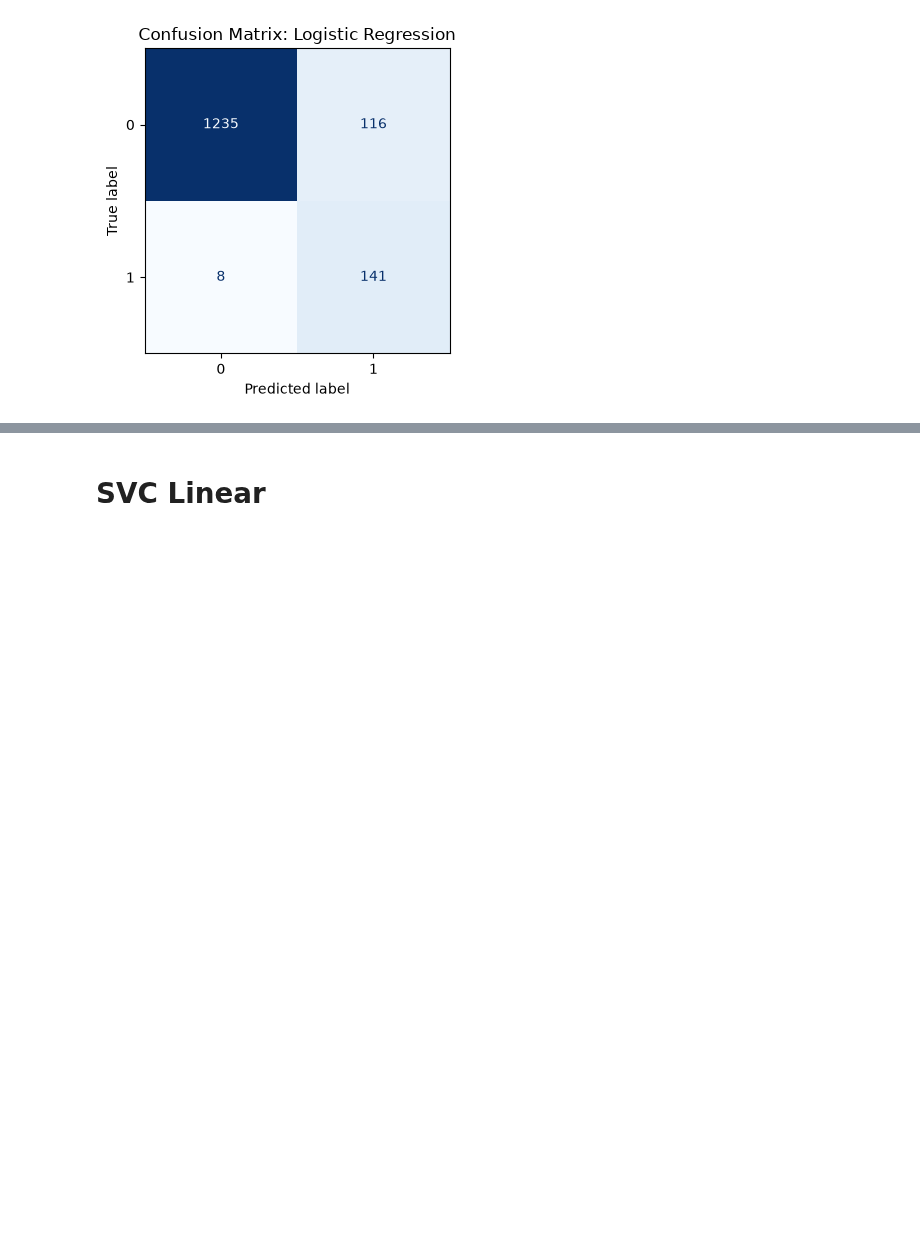
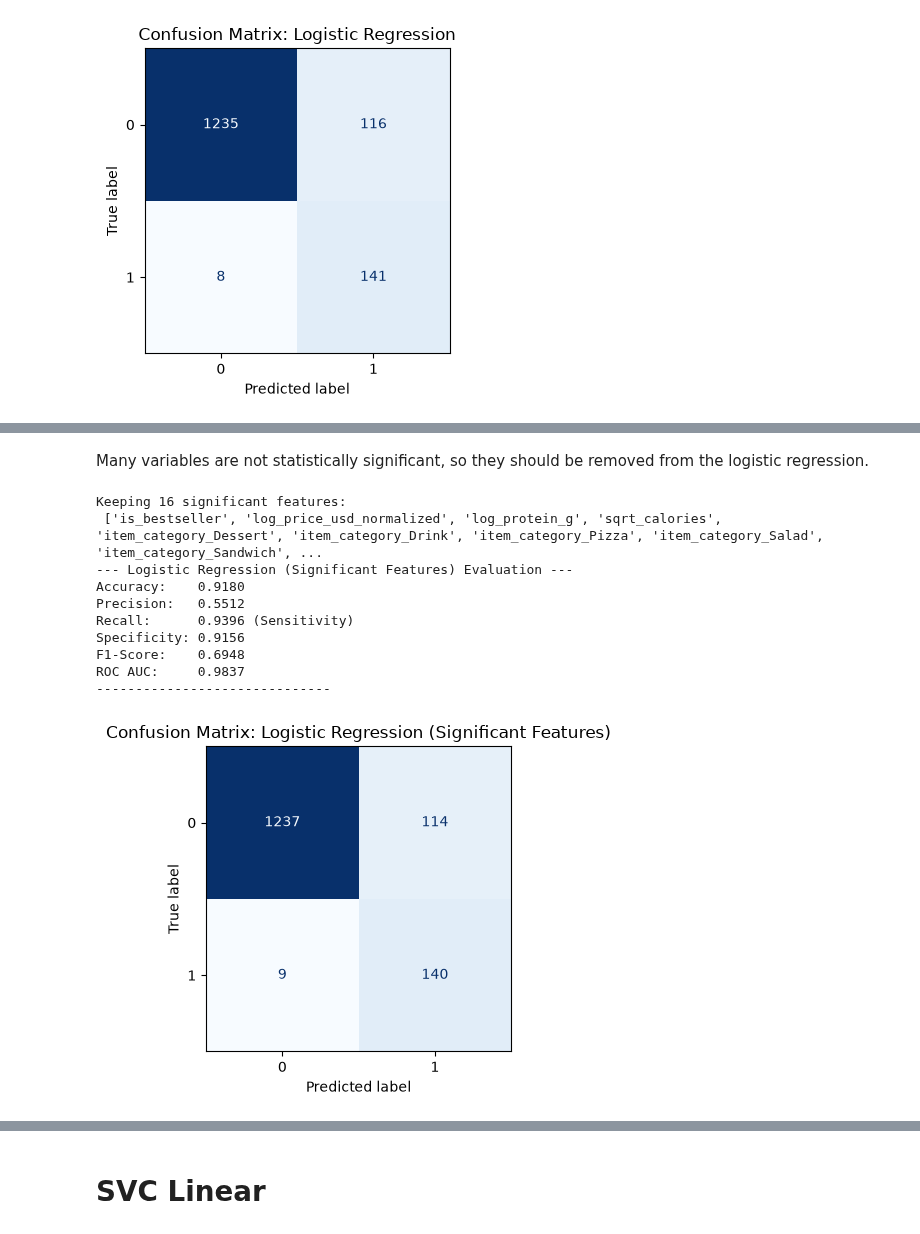
Before and after one commit to jblackman-bit/ads502-final-project, a Jupyter notebook: 3_Model_Classification.ipynb, the cells around one changed output, grey strips where cells are left out. Cells and saved outputs as stored; diff of their text form; code cells hidden in the pictures; blank space fills up the shorter version.

Commit message:
Remove EDA warnings, capitalize comments, and add coefficients and visuals to log reg/SVC

```diff
--- a/3_Model_Classification.ipynb
+++ b/3_Model_Classification.ipynb
@@ -568,3 +568,12 @@ F1-Score:    0.6946
 ROC AUC:     0.9842
 ------------------------------
 [figure]
+# %%
+# Generate summary metrics through logit model
+# This is because sklearn cannot print summary metrics as easily
+import statsmodels.api as sm
+X_train_sm = sm.add_constant(X_train_scaled)
+
+# Fit and print the summary
+sm_logit = sm.Logit(Y_train, X_train_sm).fit()
+print(sm_logit.summary())
@@ -570,0 +598,45 @@ ROC AUC:     0.9842
+# %% [markdown]
+Many variables are not statistically significant, so they should be removed from the logistic regression.
+# %%
+# Subset only statistically significant variables
+# Extract p-values
+p_values = sm_logit.pvalues
+
+# Define threshold
+alpha = 0.05
+
+# Get list of statistically significant features
+significant_features = p_values[(p_values < alpha) & (
+    p_values.index != 'const')].index.tolist()
+
+print(f"Keeping {len(significant_features)} significant features:\n",
+      significant_features)
+
+# Subset both the training and testing sets
+X_train_scaled_sig = X_train_scaled[significant_features]
+X_test_scaled_sig = X_test_scaled[significant_features]
+
+# Train the significant features logistic regression
+log_reg_2 = LogisticRegression(random_state=42)
+
+log_reg_2_metrics = train_and_evaluate(
+    log_reg_2,
+    X_train_scaled_sig,
+    Y_train,
+    X_test_scaled_sig,
+    Y_test,
+    model_name="Logistic Regression (Significant Features)"
+
+)
+# %% [output]
+Keeping 16 significant features:
+ ['is_bestseller', 'log_price_usd_normalized', 'log_protein_g', 'sqrt_calories', 'item_category_Dessert', 'item_category_Drink', 'item_category_Pizza', 'item_category_Salad', 'item_category_Sandwich', ...
+--- Logistic Regression (Significant Features) Evaluation ---
+Accuracy:    0.9180
+Precision:   0.5512
+Recall:      0.9396 (Sensitivity)
+Specificity: 0.9156
+F1-Score:    0.6948
+ROC AUC:     0.9837
+------------------------------
+[figure, added]
```
Also changed, not shown: parts of 22 cells of this notebook, 3 other files.
